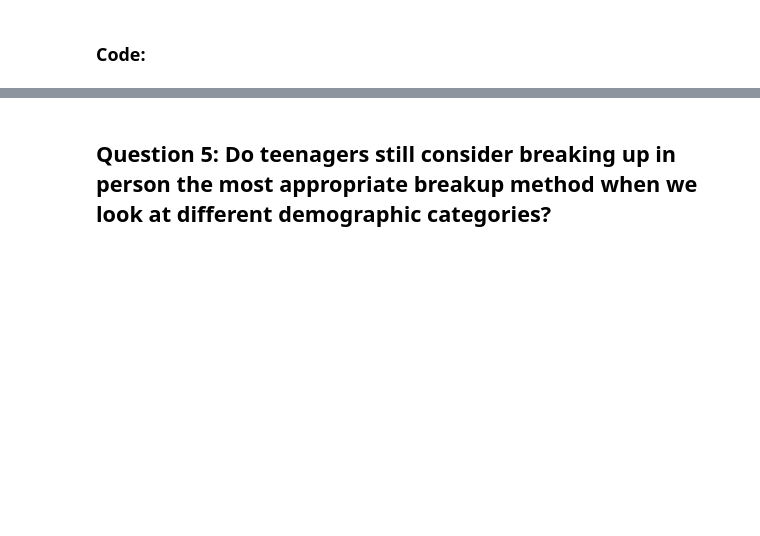
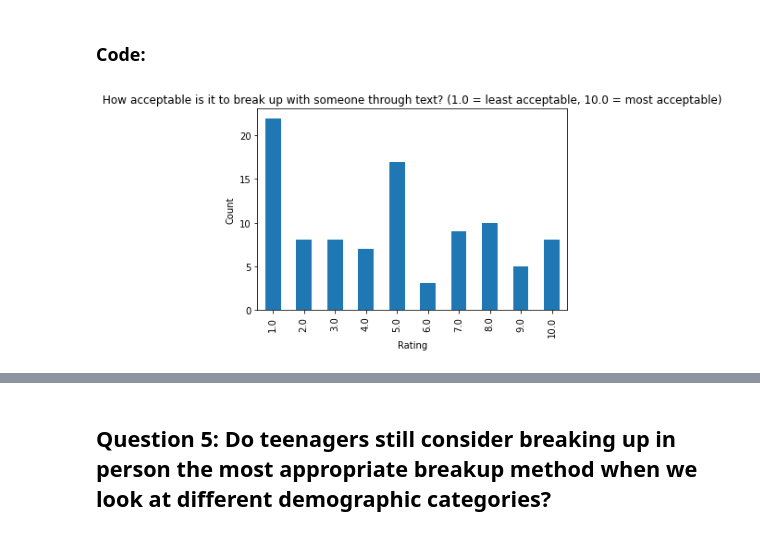
Before and after one commit to mbod/comm318_F21_Project_Group4, a Jupyter notebook: data_analysis/Data Analysis Part 2 (Joy Ekasi-Otu).ipynb, the cells around one changed output, grey strips where cells are left out. Drawn from its saved outputs; the diff is of its cells as text; code cells hidden in the pictures; blank space fills up the shorter version.

```diff
--- a/data_analysis/Data Analysis Part 2 (Joy Ekasi-Otu).ipynb
+++ b/data_analysis/Data Analysis Part 2 (Joy Ekasi-Otu).ipynb
@@ -344,0 +333,13 @@ Name: bu_text2, dtype: int64
+# %%
+#Row filters
+bu_text2_rf = dating_df['bu_text2'] == 'Yes'
+bu_sm2_rf = dating_df['bu_sm2'] == 'Yes'
+bu_smstatus2_rf = dating_df['bu_smstatus2'] == 'Yes'
+# %%
+q4_text = dating_df[bu_text2_rf][-neg_rf]['accbu_text'].value_counts()
+q4_text.sort_index().plot(kind = 'bar')
+plt.title('How acceptable is it to break up with someone through text? (1.0 = least acceptable, 10.0 = most acceptable)')
+plt.ylabel('Count')
+plt.xlabel('Rating');
+# %% [output]
+[figure, added]
```
Also changed, not shown: parts of 27 cells of this notebook, 10 other files.
